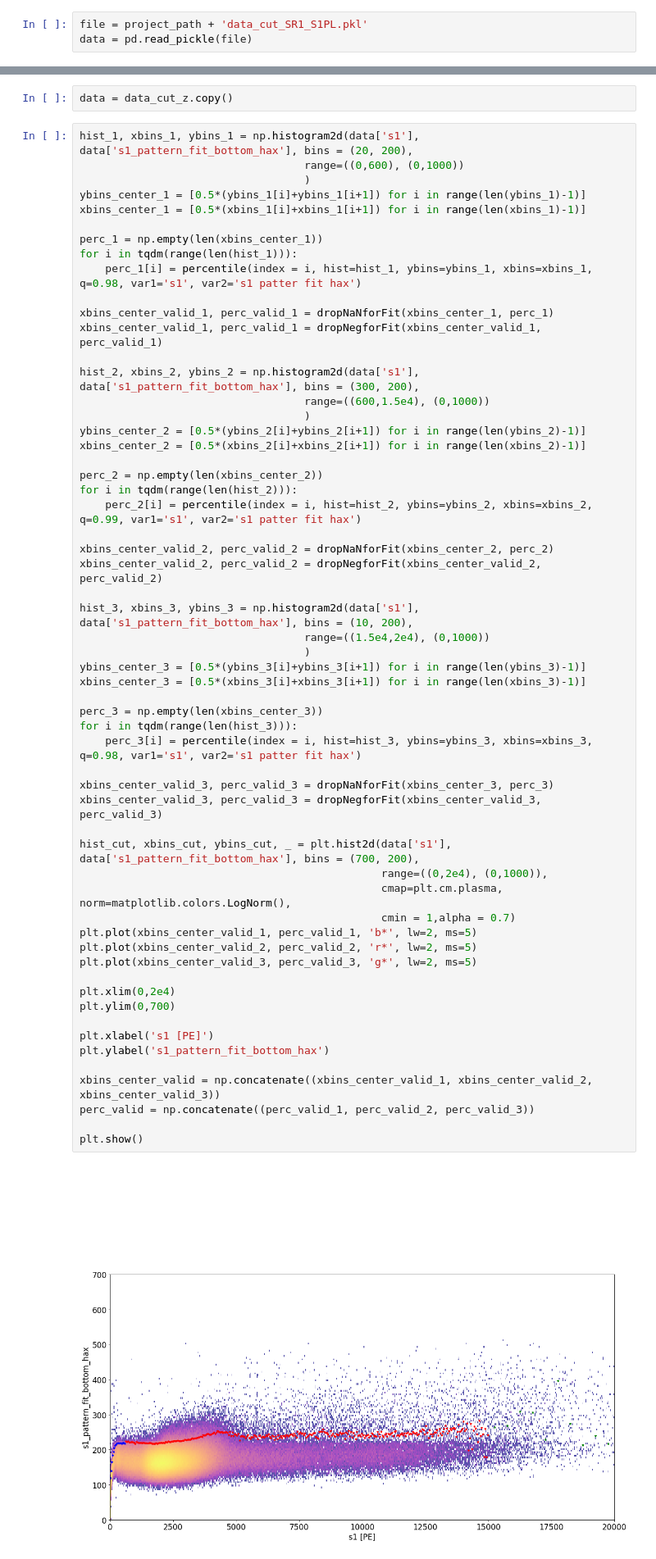
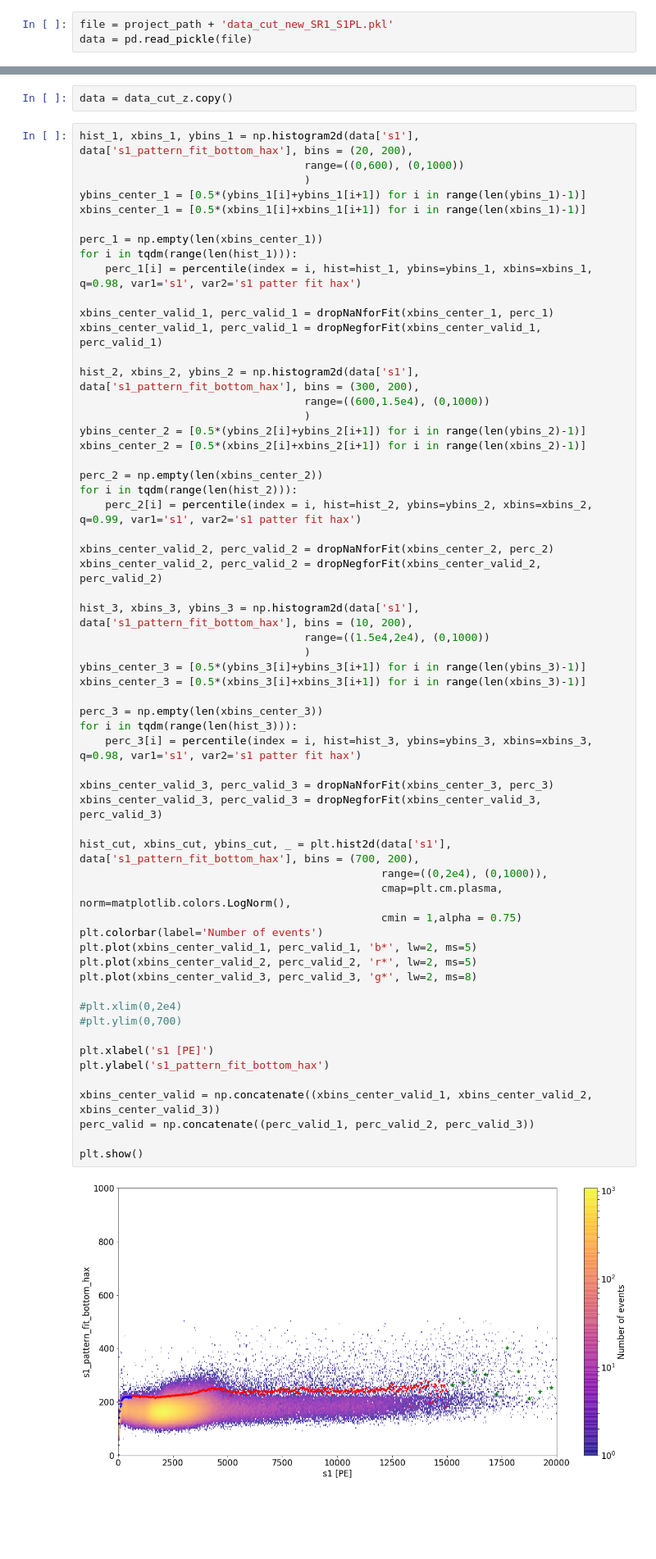
Before and after one commit to GiovanniVolta/S1PatternLikelihoodExtended, a Jupyter notebook: notebook/Cut_v7.ipynb, the cells around one changed output, grey strips where cells are left out. Shown at 82% size. Cells and saved outputs as stored; diff of their text form; blank space fills up the shorter version.

```diff
--- a/notebook/Cut_v7.ipynb
+++ b/notebook/Cut_v7.ipynb
@@ -24,7 +24,7 @@ project_path = '/project/lgrandi/giovo/pickle_haxcache/pax_v6.10.1/'
 # %% [markdown]
 ### Opening data
 # %%
-file = project_path + 'data_cut_SR1_S1PL.pkl'
+file = project_path + 'data_cut_new_SR1_S1PL.pkl'
 data = pd.read_pickle(file)
 # %%
 #file4 = '/project/lgrandi/ccapelli/haxcache/bkg_newmaps_pax6.10.1_aftercuts.haxcache'
@@ -332,38 +375,39 @@ xbins_center_valid_2, perc_valid_2 = dropNaNforFit(xbins_center_2, perc_2)
 xbins_center_valid_2, perc_valid_2 = dropNegforFit(xbins_center_valid_2, perc_valid_2)
 
 hist_3, xbins_3, ybins_3 = np.histogram2d(data['s1'], data['s1_pattern_fit_bottom_hax'], bins = (10, 200),
                                    range=((1.5e4,2e4), (0,1000))
                                    )
 ybins_center_3 = [0.5*(ybins_3[i]+ybins_3[i+1]) for i in range(len(ybins_3)-1)]
 xbins_center_3 = [0.5*(xbins_3[i]+xbins_3[i+1]) for i in range(len(xbins_3)-1)]
 
 perc_3 = np.empty(len(xbins_center_3))
 for i in tqdm(range(len(hist_3))):
     perc_3[i] = percentile(index = i, hist=hist_3, ybins=ybins_3, xbins=xbins_3, q=0.98, var1='s1', var2='s1 patter fit hax')
 
 xbins_center_valid_3, perc_valid_3 = dropNaNforFit(xbins_center_3, perc_3)
 xbins_center_valid_3, perc_valid_3 = dropNegforFit(xbins_center_valid_3, perc_valid_3)
 
 hist_cut, xbins_cut, ybins_cut, _ = plt.hist2d(data['s1'], data['s1_pattern_fit_bottom_hax'], bins = (700, 200),
                                                range=((0,2e4), (0,1000)),
                                                cmap=plt.cm.plasma, norm=matplotlib.colors.LogNorm(),
-                                               cmin = 1,alpha = 0.7)
+                                               cmin = 1,alpha = 0.75)
+plt.colorbar(label='Number of events')
 plt.plot(xbins_center_valid_1, perc_valid_1, 'b*', lw=2, ms=5)
 plt.plot(xbins_center_valid_2, perc_valid_2, 'r*', lw=2, ms=5)
-plt.plot(xbins_center_valid_3, perc_valid_3, 'g*', lw=2, ms=5)
+plt.plot(xbins_center_valid_3, perc_valid_3, 'g*', lw=2, ms=8)
 
-plt.xlim(0,2e4)
-plt.ylim(0,700)
+#plt.xlim(0,2e4)
+#plt.ylim(0,700)
 
 plt.xlabel('s1 [PE]')
 plt.ylabel('s1_pattern_fit_bottom_hax')
 
 xbins_center_valid = np.concatenate((xbins_center_valid_1, xbins_center_valid_2, xbins_center_valid_3))
 perc_valid = np.concatenate((perc_valid_1, perc_valid_2, perc_valid_3))
 
 plt.show()
 # %% [output]
-[figure, old version]
+[figure, new version]
 # %% [markdown]
 # Fit of the cut
 # %%
```
Also changed, not shown: parts of 24 cells of this notebook, 17 other files.
